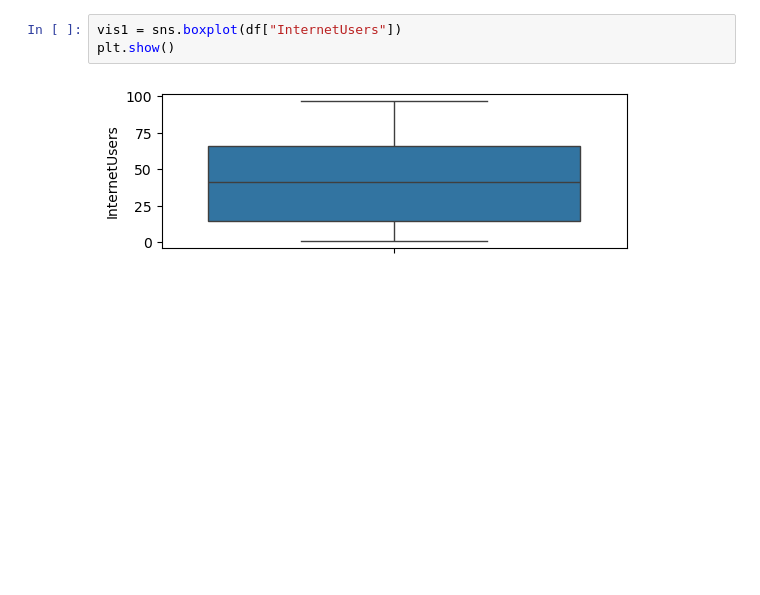
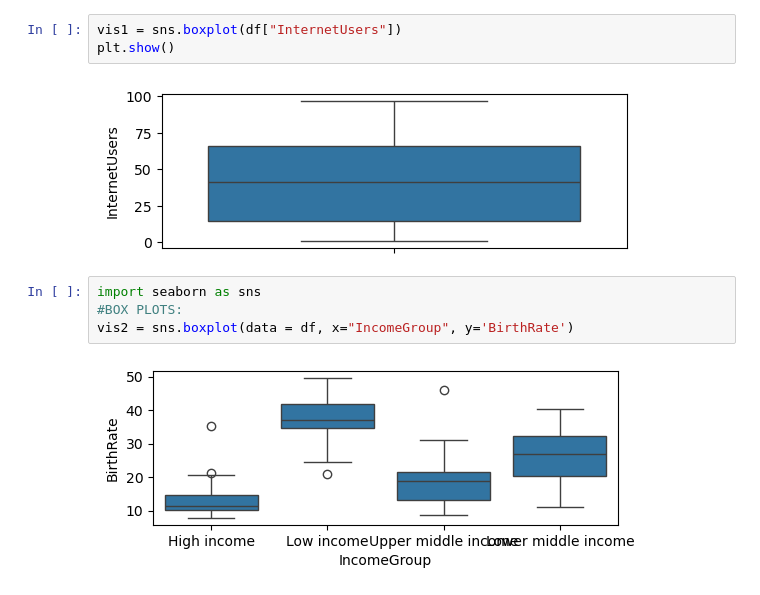
Before and after one commit to sivahere4cloud/ai-journey, a Jupyter notebook: 04-pandas/pandas_Introduction.ipynb, the cells around one changed output. Drawn from its saved outputs; the diff is of its cells as text; blank space fills up the shorter version.

Commit message:
Pandas with seaborn graphs

```diff
--- a/04-pandas/pandas_Introduction.ipynb
+++ b/04-pandas/pandas_Introduction.ipynb
@@ -570,3 +570,9 @@ vis1 = sns.boxplot(df["InternetUsers"])
 plt.show()
 # %% [output]
 [figure]
+# %%
+import seaborn as sns
+#BOX PLOTS:
+vis2 = sns.boxplot(data = df, x="IncomeGroup", y='BirthRate')
+# %% [output]
+[figure, added]
```
Also changed, not shown: parts of 3 cells of this notebook.
